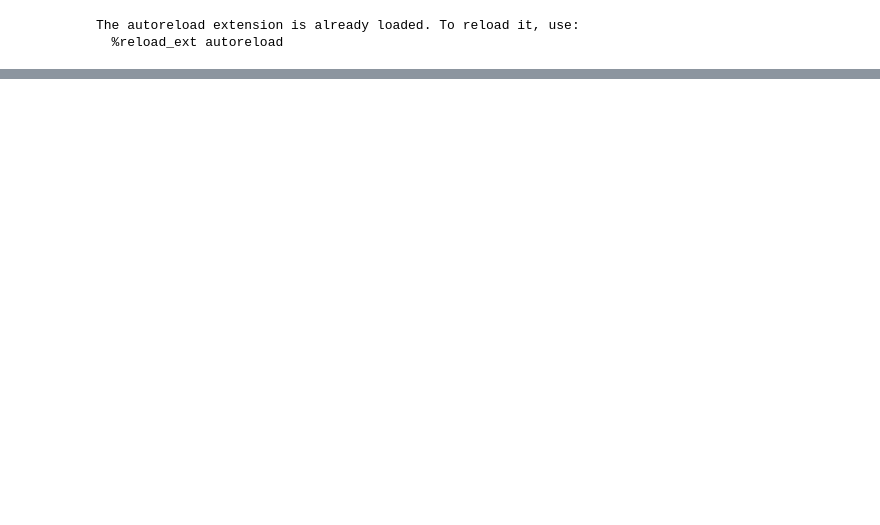
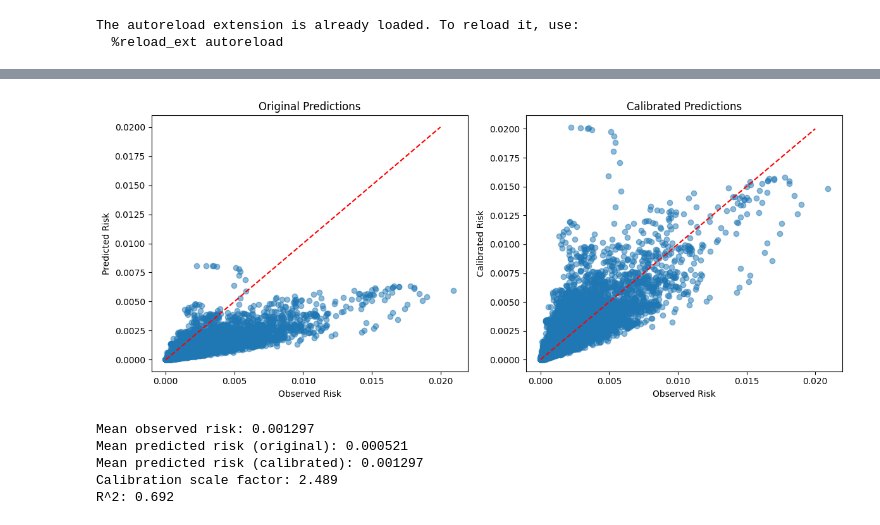
Before and after one commit to surbut/aladynoulli, a Jupyter notebook: pyScripts/printingmgb.ipynb, the cells around one changed output, grey strips where cells are left out. Saved outputs shown, nothing was run; the diff lists cells and outputs as text; code cells hidden in the pictures; blank space fills up the shorter version.

```diff
--- a/pyScripts/printingmgb.ipynb
+++ b/pyScripts/printingmgb.ipynb
@@ -458,0 +559,2 @@ plot_signature_trajectories(
+# %%
+history = model.fit(E, num_epochs=200, learning_rate=1e-4, lambda_reg=1e-2)
@@ -458,0 +601,57 @@ plot_signature_trajectories(
+# %%
+# 1. Get predictions and actual values
+predicted = model.forward()
+pi_pred = predicted[0] if isinstance(predicted, tuple) else predicted
+pi_pred = pi_pred.cpu().detach().numpy()
+Y = model.Y.cpu().detach().numpy()
+
+# 2. Calculate marginal risks directly
+# Assuming dimensions are: [N, D, T] for both Y and pi_pred
+observed_risk = Y.mean(axis=0).flatten()  # average across individuals
+predicted_risk = pi_pred.mean(axis=0).flatten()
+
+# 3. Apply calibration
+scale_factor = np.mean(observed_risk) / np.mean(predicted_risk)
+calibrated_risk = predicted_risk * scale_factor
+
+# 4. Plot
+plt.figure(figsize=(12, 5))
+
+# Original predictions
+plt.subplot(121)
+plt.scatter(observed_risk, predicted_risk, alpha=0.5)
+plt.plot([0, 0.02], [0, 0.02], 'r--')  # y=x line
+plt.title('Original Predictions')
+plt.xlabel('Observed Risk')
+plt.ylabel('Predicted Risk')
+
+# Calibrated predictions
+plt.subplot(122)
+plt.scatter(observed_risk, calibrated_risk, alpha=0.5)
+plt.plot([0, 0.02], [0, 0.02], 'r--')  # y=x line
+plt.title('Calibrated Predictions')
+plt.xlabel('Observed Risk')
+plt.ylabel('Calibrated Risk')
+
+plt.tight_layout()
+plt.show()
+
+# Print statistics
+print(f"Mean observed risk: {np.mean(observed_risk):.6f}")
+print(f"Mean predicted risk (original): {np.mean(predicted_risk):.6f}")
+print(f"Mean predicted risk (calibrated): {np.mean(calibrated_risk):.6f}")
+print(f"Calibration scale factor: {scale_factor:.3f}")
+
+
+ss_res = np.sum((observed_risk - calibrated_risk) ** 2)
+ss_tot = np.sum((observed_risk - np.mean(observed_risk)) ** 2)
+r2 = 1 - (ss_res / ss_tot)
+
+print(f"R^2: {r2:.3f}")
+# %% [output]
+[figure, added]
+Mean observed risk: 0.001297
+Mean predicted risk (original): 0.000521
+Mean predicted risk (calibrated): 0.001297
+Calibration scale factor: 2.489
+R^2: 0.692
```
Also changed, not shown: parts of 18 cells of this notebook, 5 other files.
